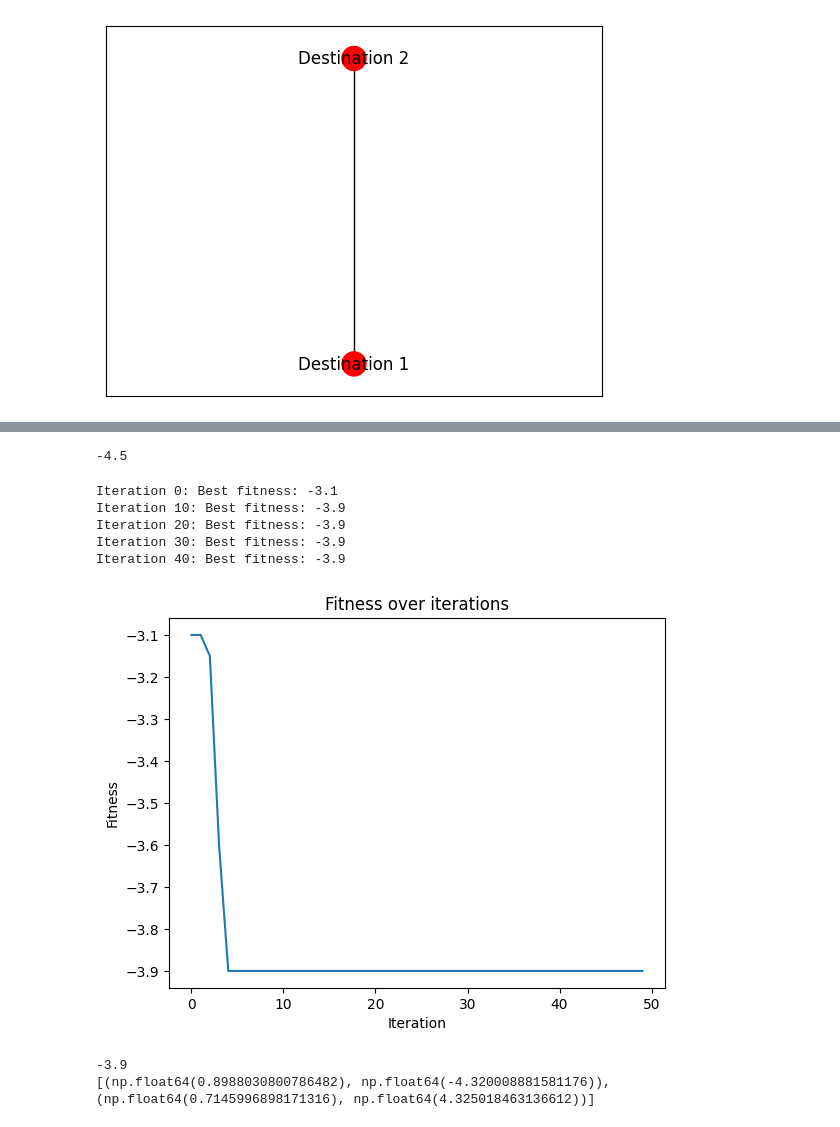
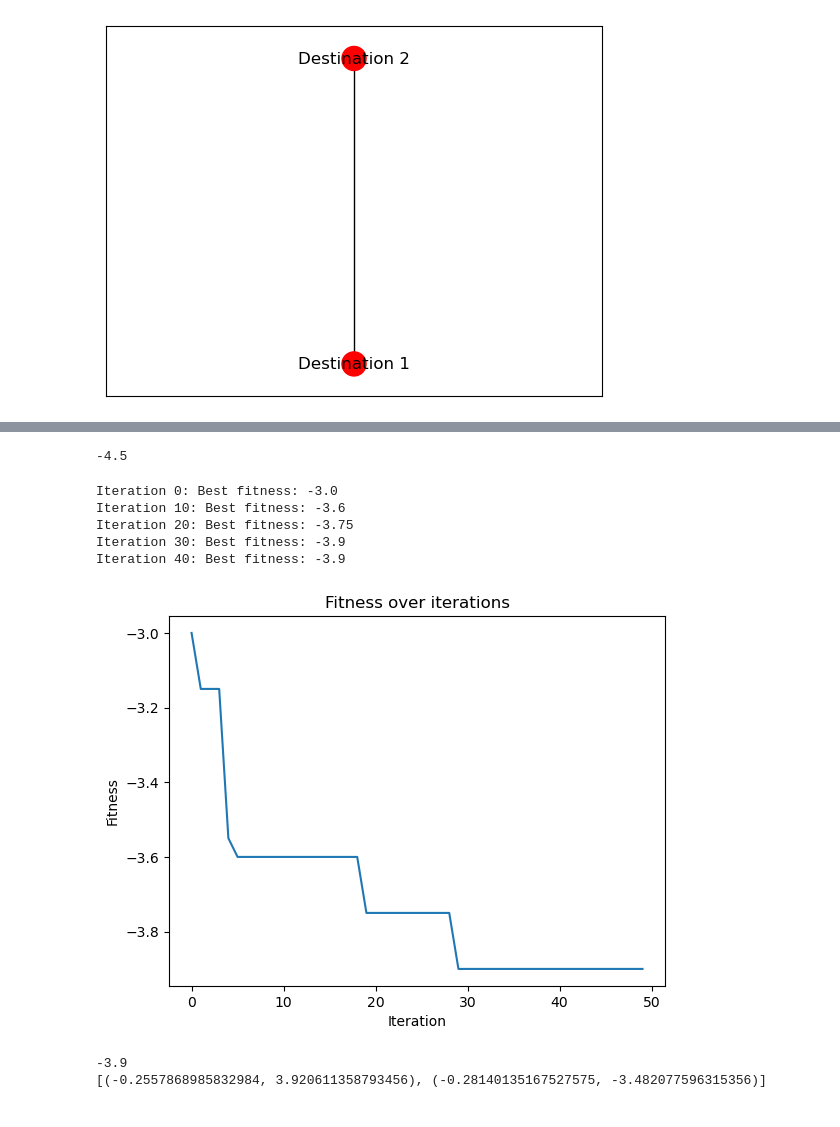
Before and after one commit to devddesai/metrobike, a Jupyter notebook: metrobike.ipynb, the cells around one changed output, grey strips where cells are left out. Saved outputs shown, nothing was run; the diff lists cells and outputs as text; code cells hidden in the pictures.

```diff
--- a/metrobike.ipynb
+++ b/metrobike.ipynb
@@ -21,20 +24,16 @@ import bike_dist_anim as anim
 # %%
-# test the model with 5 agents and full bike capacity
-
 bike_distribution = {
     0:10,
-    1:9,
-    2:8,
-    3:7
+    1:0,
+    2:0,
+    3:0
 }
 
 model = m.MyModel(100, seed=2, G=ne.basic_graph(capacity=10)[0], bike_init=bike_distribution)
-for i in range(1000):
+for i in range(10000):
     model.step()
 
 agent_data = model.datacollector.get_agent_vars_dataframe()
 pd.reset_option('display.max_rows', None)
 agent_data[['Distance_Left', "Position", 'Intermediate_Node', 'Destination', 'All Station Capacity', 'Biking', 'Park Failures']]
-
-# print the 1000 index
 # %% [output]
@@ -69,0 +66,9 @@ Station 3 has 3 bikes
+# %%
+### parameters
+destinations_coords = [
+    (0, -4.5),
+    (0, 4.5),
+]
+
+# weights for each destination (add up to 1)
+w = [0.75, 0.25]
@@ -87,37 +94,42 @@ nx.draw_networkx(G, {"Destination 1": [0, -4.5], "Destination 2": [0, 4.5]}, nod
 # %%
 destinations = [i for i in G.nodes if G.nodes[i]['type'] == 'destination']
 
-#destinationcoords = [(pos[i][0], pos[i][1]) for i in destinations]
-destinationcoords = [(0, -4.5), (0, 4.5)]
-#destinationlist = np.array([[pos[i][0], pos[i][1]] for i in destinations])
+destinationcoords = [
+    (0, -4.5),
+    (0, 4.5),
+]
+
 G,s,d = gf.create_graph_from_coordinates([], destinationcoords)
 citymap = [(-6,-6), (6,6)] + destinationcoords
-w = [0.75, 0.25]
 def fitness(coordinatelist):
     destinations = coordinatelist["destination"]
     stations = coordinatelist["station"]
     G, s, d, = gf.create_graph_from_coordinates(stations, destinations)
     model = m.MyModel(20, seed=1, G=G, weights = w)
     for i in range(100):
         model.step()
     return model.walking_average()
 
 print(fitness({"destination": destinationcoords, "station": destinationcoords}))
 
-optimizer = ps.PSO(citymap, fitness, 0.7,1.4,1.4)
-bestpos, bestfit = optimizer.optimize_genetic(20, 2, 50, mutation_rate = 0.7, alpha = 0.3)
+optimizer = ogf.Optimize(citymap, fitness, 0.7,1.4,1.4)
+bestpos, bestfit = optimizer.optimize_PSO(20, 2, 50)
+
+## uncomment for genetic algorithm
+# bestpos, bestfit = optimizer.optimize_PSO(20, 2, 50, mutation_rate = 0.7, alpha = 0.3)
+
 optimizer.plot_losses()
 print(bestfit)
 stations = [(bestpos[i], bestpos[i+1]) for i in range(0, len(bestpos), 2)]
 print(stations)
 G, s, d, = gf.create_graph_from_coordinates(stations, destinationcoords)
 # %% [output]
 -4.5
-Iteration 0: Best fitness: -3.1
-Iteration 10: Best fitness: -3.9
-Iteration 20: Best fitness: -3.9
+Iteration 0: Best fitness: -3.0
+Iteration 10: Best fitness: -3.6
+Iteration 20: Best fitness: -3.75
 Iteration 30: Best fitness: -3.9
 Iteration 40: Best fitness: -3.9
-[figure, old version]
+[figure, new version]
 -3.9
-[(np.float64(0.8988030800786482), np.float64(-4.320008881581176)), (np.float64(0.7145996898171316), np.float64(4.325018463136612))]
+[(-0.2557868985832984, 3.920611358793456), (-0.28140135167527575, -3.482077596315356)]
```
Also changed, not shown: parts of 22 cells of this notebook, 25 other files.
